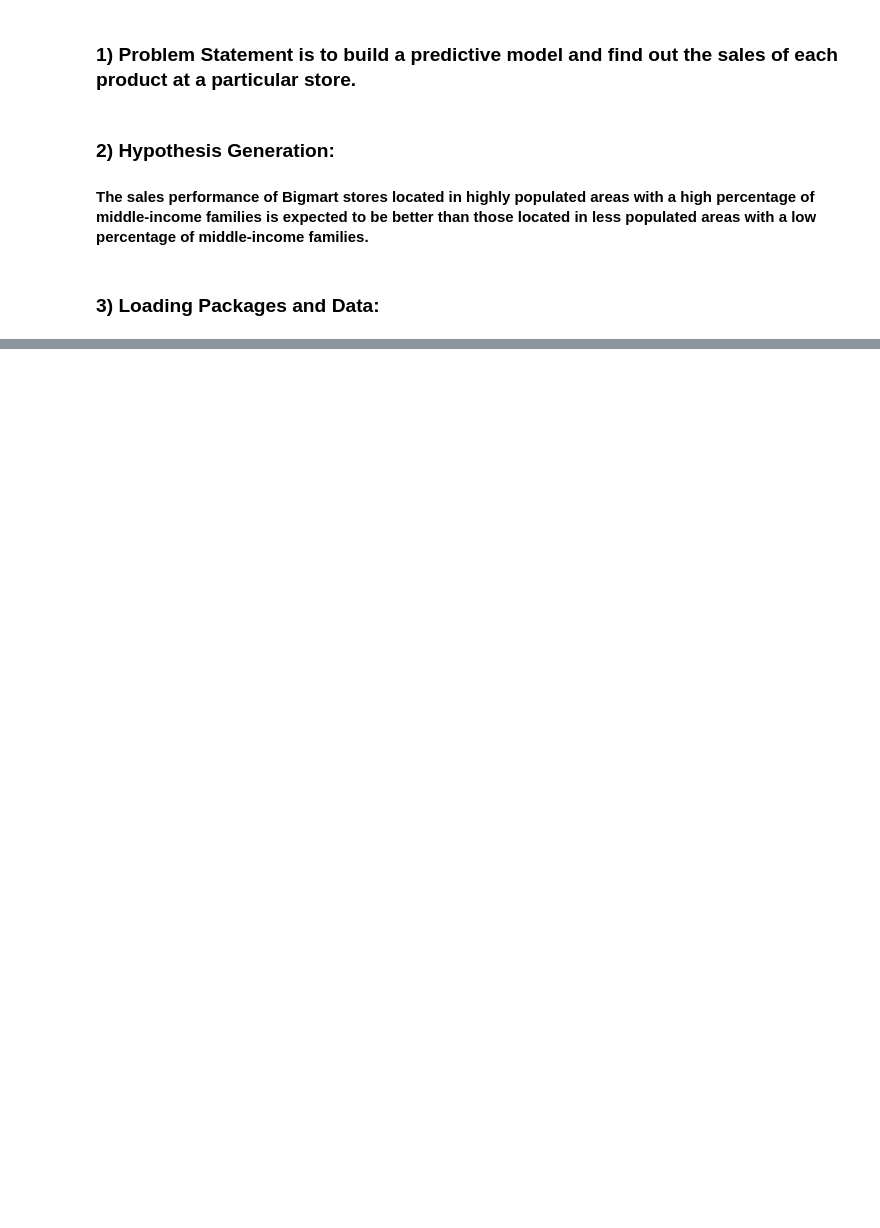
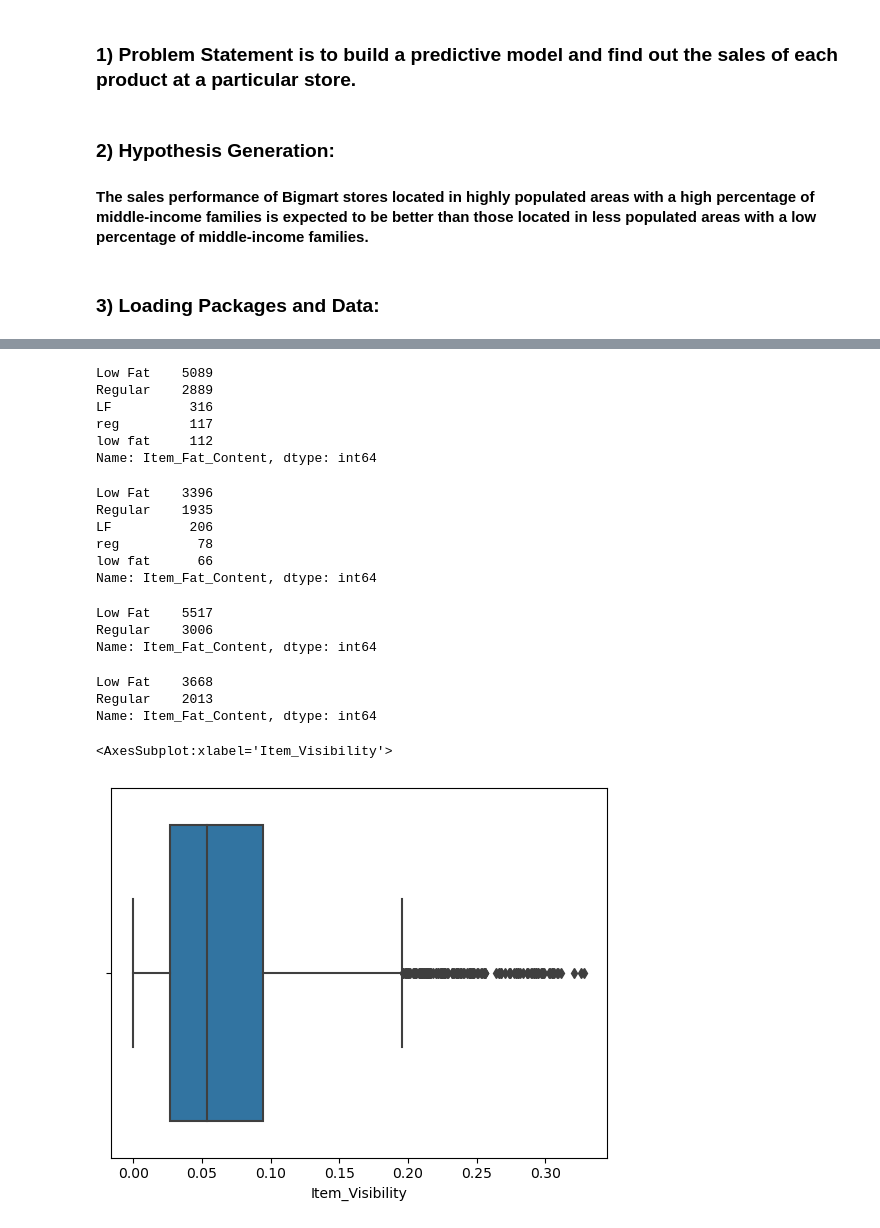
Before and after one commit to Swapnil-M3/BigMart-Sales-Analysis-and-Prediction, a Jupyter notebook: BigMart.ipynb, the cells around one changed output, grey strips where cells are left out. Saved outputs shown, nothing was run; the diff lists cells and outputs as text; code cells hidden in the pictures; blank space fills up the shorter version.

```diff
--- a/BigMart.ipynb
+++ b/BigMart.ipynb
@@ -310,4 +26,0 @@ sns.distplot(df['Item_Outlet_Sales'],kde=False,color='black',bins=10)
-# %%
-#Distplot
-sns.set(rc={'figure.figsize':(6,6)})
-sns.distplot(df['Outlet_Establishment_Year'],color='black',rug=True)
@@ -789,0 +27,6 @@ from sklearn.metrics import accuracy_score
+# %%
+# Loading the test dataset from a CSV file
+test = pd.read_csv('Test.csv')
+
+# Loading the train dataset from a CSV file
+train = pd.read_csv('Train.csv')
@@ -789,0 +170,6 @@ from sklearn.metrics import accuracy_score
+# %%
+# Fill null values in 'Item_Weight' column with the median value of the column of train dataset
+train['Item_Weight'].fillna(train['Item_Weight'].median(), inplace=True)
+
+# Fill null values in 'Outlet_Size' column with the mode value of the column of train dataset
+train['Outlet_Size'].fillna(train['Outlet_Size'].mode()[0], inplace=True)
@@ -789,0 +212,18 @@ from sklearn.metrics import accuracy_score
+# %%
+train.Item_Fat_Content.value_counts()
+# %% [output]
+Low Fat    5089
+Regular    2889
+LF          316
+reg         117
+low fat     112
+Name: Item_Fat_Content, dtype: int64
+# %%
+test.Item_Fat_Content.value_counts()
+# %% [output]
+Low Fat    3396
+Regular    1935
+LF          206
+reg          78
+low fat      66
+Name: Item_Fat_Content, dtype: int64
@@ -789,0 +232,19 @@ from sklearn.metrics import accuracy_score
+# %%
+train['Item_Fat_Content'].replace(['low fat', 'LF', 'reg'],['Low Fat', 'Low Fat', 'Regular'], inplace=True)
+test['Item_Fat_Content'].replace(['low fat', 'LF', 'reg'],['Low Fat', 'Low Fat', 'Regular'], inplace=True)
+train.Item_Fat_Content.value_counts()
+# %% [output]
+Low Fat    5517
+Regular    3006
+Name: Item_Fat_Content, dtype: int64
+# %%
+test.Item_Fat_Content.value_counts()
+# %% [output]
+Low Fat    3668
+Regular    2013
+Name: Item_Fat_Content, dtype: int64
+# %%
+sns.boxplot(data=train, x='Item_Visibility')
+# %% [output]
+<AxesSubplot:xlabel='Item_Visibility'>
+[figure, added]
```
Also changed, not shown: parts of 213 cells of this notebook.
